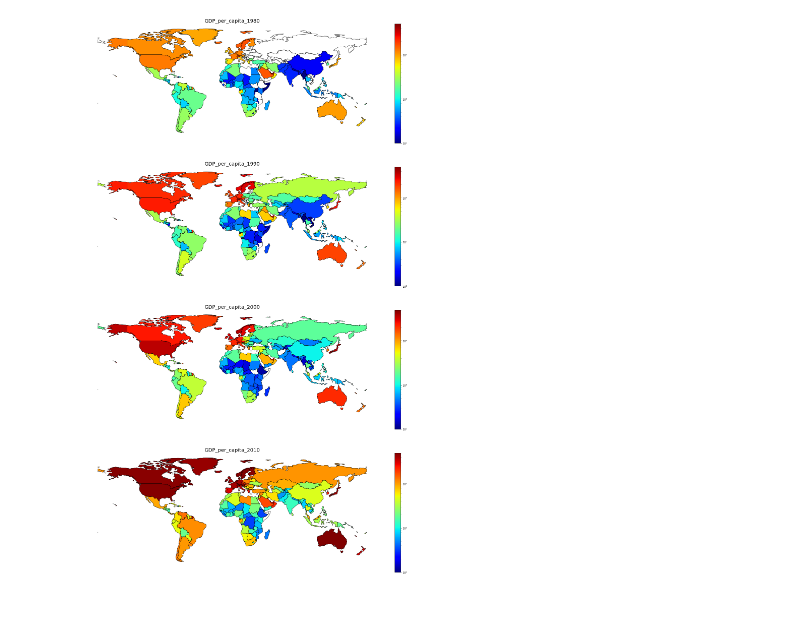
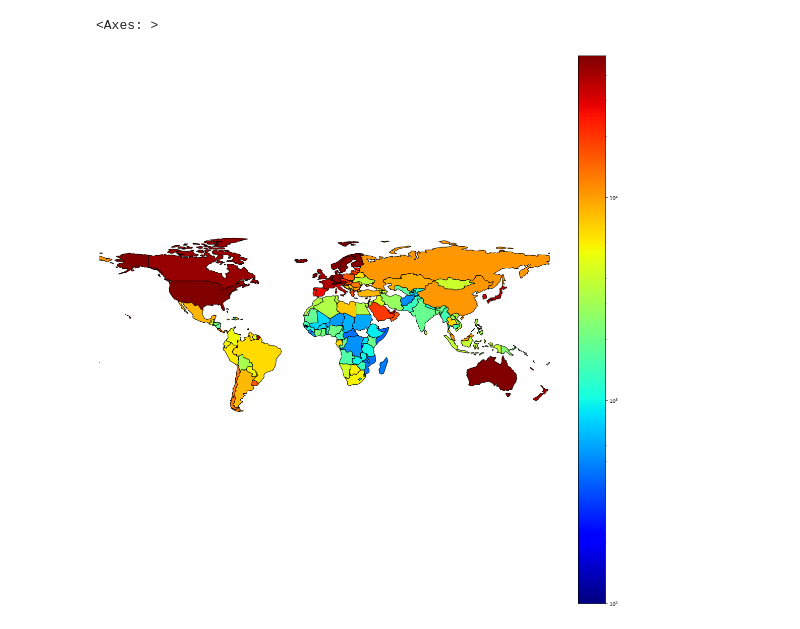
Before and after one commit to rudyarthur/world_risk_poll, a Jupyter notebook: ExploratoryPlots.ipynb, the cells around one changed output. Saved outputs shown, nothing was run; the diff lists cells and outputs as text; code cells hidden in the pictures.

```diff
--- a/ExploratoryPlots.ipynb
+++ b/ExploratoryPlots.ipynb
@@ -14,17 +14,16 @@ plotData = plotData.merge(gdp, left_on=['Alpha‑3-code'], right_on=['Alpha‑3-
 
 for i in range(1960,2023):
     y = str(i)
-    plotData['GDP_per_capita_'+y] = plotData["WorldBank_"+y+"_GDP"]/plotData["WorldBank_"+y+"_POP"]
+    plotData['GDP_per_capita_'+y] = (plotData["WorldBank_"+y+"_GDP"]/plotData["WorldBank_"+y+"_POP"])
+plotData = plotData.dropna(subset='GDP_per_capita_2021')
 # %%
 import matplotlib.pyplot as plt
 import matplotlib as mpl
 import matplotlib.colors as colors
 
-fig, ax = plt.subplots(4,1,figsize=(40,40))
 
-for i in range(4):
-    y = 1980 + i*10
-    gplt.choropleth(plotData, hue="GDP_per_capita_{}".format(y), ax=ax[i], figsize=(20,20), legend=True, cmap="jet", norm=colors.LogNorm(vmin=100, vmax=50000))
-    ax[i].set_title("GDP_per_capita_{}".format(y), fontsize=20);
+y = 2020
+gplt.choropleth(plotData, hue="GDP_per_capita_{}".format(y),  figsize=(20,20), legend=True, cmap="jet", norm=colors.LogNorm(vmin=100, vmax=50000))
 # %% [output]
+<Axes: >
-[figure, old version]
+[figure, new version]
```
Also changed, not shown: parts of 4 cells of this notebook.
